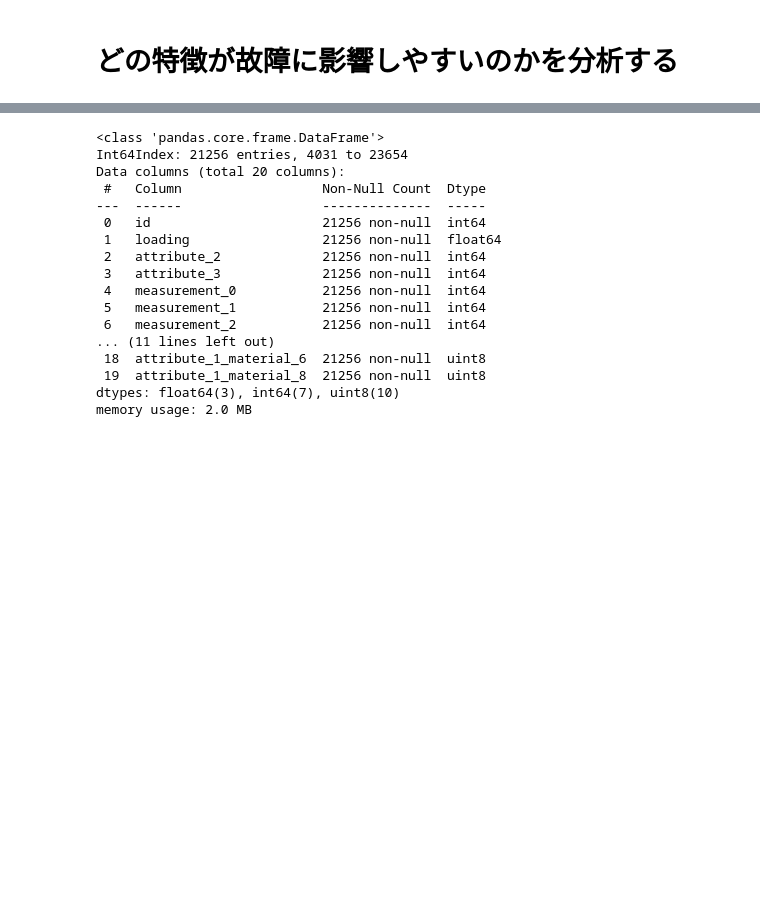
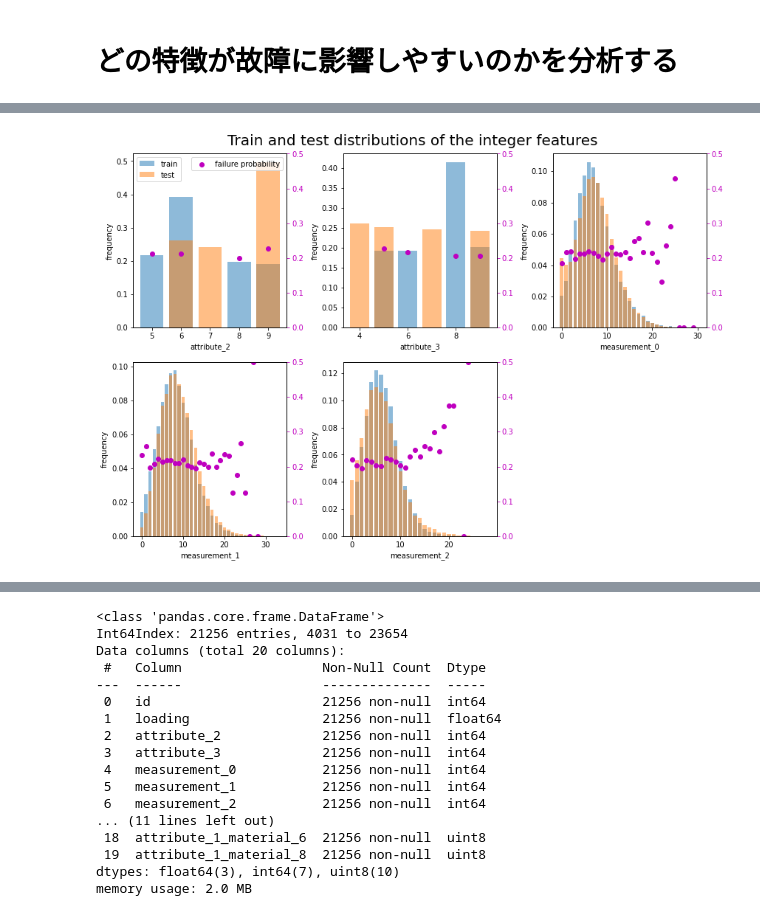
Before and after one commit to nakedtatsuya/kaggle, a Jupyter notebook: tabular_playground_series_2022/main.ipynb, the cells around one changed output, grey strips where cells are left out. Saved outputs shown, nothing was run; the diff lists cells and outputs as text; code cells hidden in the pictures; blank space fills up the shorter version.

```diff
--- a/tabular_playground_series_2022/main.ipynb
+++ b/tabular_playground_series_2022/main.ipynb
@@ -100,0 +118,28 @@ for col in train_data.columns:
+# %%
+_, axs = plt.subplots(2, 3, figsize=(12, 8))
+
+int_cols = [f for f in train_all.columns if train_all[f].dtype == 'int64' and f != 'failure']
+
+for f, ax in zip(int_cols, axs.ravel()):
+    temp1 = train_all.failure.groupby(train_all[f]).agg(['mean', 'size'])
+    ax.bar(temp1.index, temp1['size'] / len(train_all), alpha=0.5, label='train')
+    temp2 = test_all[f].value_counts()
+    ax.bar(temp2.index, temp2 / len(test_all), alpha=0.5, label='test')
+    ax.set_xlabel(f)
+    ax.set_ylabel('frequency')
+
+    ax2 = ax.twinx()
+    ax2.scatter(temp1.index, temp1['mean'],
+                color='m', label='failure probability')
+    ax2.set_ylim(0, 0.5)
+    ax2.tick_params(axis='y', colors='m')
+    if ax == axs[0, 0]: ax2.legend(loc='upper right')
+
+axs[0, 0].legend()
+axs[1, 2].axis('off')
+plt.tight_layout(w_pad=1)
+plt.suptitle('Train and test distributions of the integer features', fontsize=20, y=1.02)
+plt.show()
+del temp1, temp2
+# %% [output]
+[figure, added]
```
Also changed, not shown: parts of 15 cells of this notebook, 1 other file.
